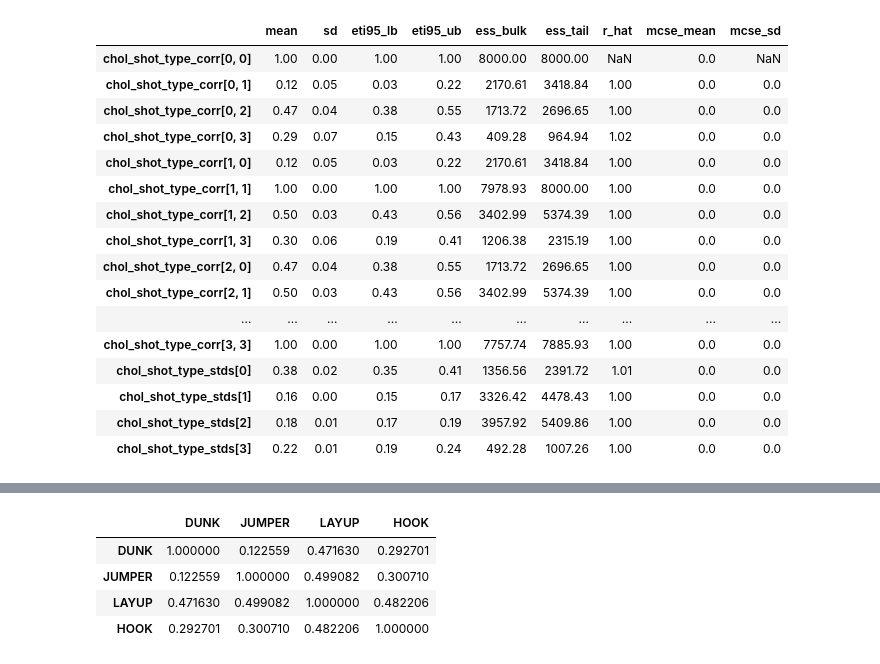
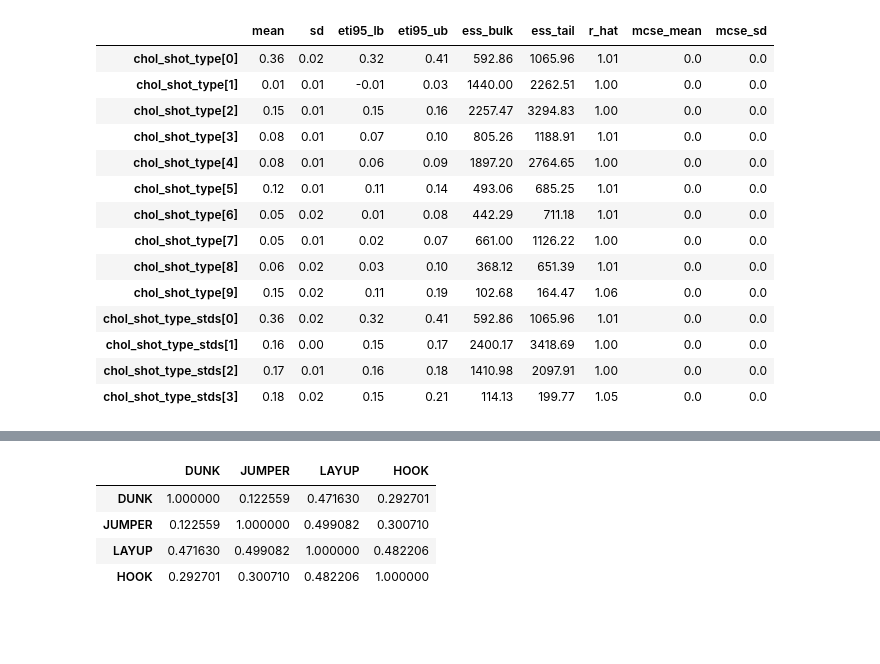
Before and after one commit to remmertjack/portfolio, a Jupyter notebook: bball_shotprobs/v2/skill_model.ipynb, the cells around one changed output, grey strips where cells are left out. Drawn from its saved outputs; the diff is of its cells as text; code cells hidden in the pictures; blank space fills up the shorter version.

Commit message:
revamp skill

```diff
--- a/bball_shotprobs/v2/skill_model.ipynb
+++ b/bball_shotprobs/v2/skill_model.ipynb
@@ -183,42 +204,53 @@ coords = {
     }
 n_shot_types = len(shot_type_lookup.keys())
 n_seasons = len(coords["season"])
+n_players = len(coords["player"])
+t_idx = pt.arange(n_seasons)
+lag = t_idx[:, None] - t_idx[None, :]
+mask = (lag >= 0)
 
 with pm.Model(coords=coords) as model:
     shots_made = pm.Data("shots_made", target, dims=("obs_id",))
     offset_data = pm.Data("offset_data", offset_vals, dims=("obs_id",))
     attempts_data = pm.Data("attempts_data", attempts_vals, dims=("obs_id",))
+    age_data = pm.Data("age_data", age_vals, dims=("obs_id",))
     player_idx = pm.Data("player_idx", player_idx_vals, dims=("obs_id",))
     season_idx = pm.Data("season_idx", season_idx_vals, dims=("obs_id",))
     shot_type_idx = pm.Data("shot_type_idx", shot_type_idx_vals, dims=("obs_id",))
 
     # baseline
-    offset_weight = pm.Normal("offset_weight", mu=0.2, sigma=0.2, dims=("shot_type",))
+    offset_weight = pm.Normal("offset_weight", mu=0, sigma=0.25, dims=("shot_type",))
     shot_type_intercept = pm.Normal("shot_type_intercept", mu=0, sigma=1, dims=("shot_type",))
+
     # career skill
-    player_st_dev = pm.HalfNormal("player_st_dev", 0.5, dims=("shot_type",))
+    player_st_dev = pm.HalfNormal("player_st_dev", 0.25, dims=("shot_type",))
     z_mu = pm.Normal("z_mu", mu=0, sigma=1, dims=("shot_type", "player"))
     mu = pm.Deterministic("mu", z_mu.T * player_st_dev[None, :], dims=("player", "shot_type"))
-    # seasonal component
-    sigma_dev = pm.Exponential("sigma_dev", 1.0, dims="shot_type") # season deviation
-    delta_raw = pm.ZeroSumNormal(
-        "delta_raw",
-        sigma=1.0,
-        dims=("player", "shot_type", "season"),
-        n_zerosum_axes=1
-    )
+
+    # season deviation ar(1)
+    phi_raw = pm.Normal("phi_raw", mu=0, sigma=0.5, dims="shot_type")
+    phi = pm.Deterministic("phi", pm.math.tanh(phi_raw), dims="shot_type")
+    sigma_dev = pm.HalfNormal("sigma_dev", 0.25, dims="shot_type")
+    eps = pm.Normal("eps", 0, 1, dims=("player", "shot_type", "season"))
+    phi_pow = pt.power(phi[:, None, None], pt.maximum(lag[None, :, :], 0))
+    W = phi_pow * mask[None, :, :]
     delta = pm.Deterministic(
         "delta",
-        delta_raw * sigma_dev[None, :, None],
-        dims=("player", "shot_type", "season")
+        pt.einsum("psk,stk->pst", eps, W) * sigma_dev[None, :, None],
+        dims=("player", "shot_type", "season"),
     )
-    skill_grid = mu[:, :, None] + delta
-    skill_obs = skill_grid[player_idx, shot_type_idx, season_idx]
+    skill_obs = mu[player_idx, shot_type_idx] + delta[player_idx, shot_type_idx, season_idx]
+    # aging curve
+    age_lin = pm.Normal("age_lin", mu=0, sigma=0.1, dims="shot_type")
+    age_quad = pm.Normal("age_quad", mu=0, sigma=0.1, dims="shot_type")
+    age_effect = age_lin[shot_type_idx] * age_data + age_quad[shot_type_idx] * age_data**2
+
 
     theta = (
         offset_weight[shot_type_idx] * offset_data
         + shot_type_intercept[shot_type_idx]
         + skill_obs
+        + age_effect
     )
     pm.Binomial("obs", n=attempts_data, p=pm.math.sigmoid(theta), observed=shots_made)
 # %%
@@ -292,4 +596,4 @@ with pm.Model(coords=coords) as model_mvn:
     pm.Binomial("obs", n=attempts_data, p=pm.math.sigmoid(theta), observed=shots_made)
 # %%
-trace_mvn = sample(model_mvn, tune=3000, draws=2000, target_accept=0.99, dense_mass=True, path='trace_mvn.nc')
+trace_mvn = sample(model_mvn, tune=3000, draws=2000, target_accept=0.95, dense_mass=True, path='trace_mvn.nc')
 # %% [output]
@@ -317,20 +623,18 @@ azs.summary(trace_mvn, var_names=["offset_weight", "shot_type_intercept", "chol_
 # %%
-az.summary(trace_mvn, var_names=["chol_shot_type_corr","chol_shot_type_stds"], ci_prob=0.95, round_to=2)
+az.summary(trace_mvn, var_names=["chol_shot_type","chol_shot_type_stds"], ci_prob=0.95, round_to=2)
 # %% [output]
 |  | mean | sd | eti95_lb | eti95_ub | ess_bulk | ess_tail | r_hat | mcse_mean | mcse_sd |
-| chol_shot_type_corr[0, 0] | 1.00 | 0.00 | 1.00 | 1.00 | 8000.00 | 8000.00 | NaN | 0.0 | NaN |
-| chol_shot_type_corr[0, 1] | 0.12 | 0.05 | 0.03 | 0.22 | 2170.61 | 3418.84 | 1.00 | 0.0 | 0.0 |
-| chol_shot_type_corr[0, 2] | 0.47 | 0.04 | 0.38 | 0.55 | 1713.72 | 2696.65 | 1.00 | 0.0 | 0.0 |
-| chol_shot_type_corr[0, 3] | 0.29 | 0.07 | 0.15 | 0.43 | 409.28 | 964.94 | 1.02 | 0.0 | 0.0 |
-| chol_shot_type_corr[1, 0] | 0.12 | 0.05 | 0.03 | 0.22 | 2170.61 | 3418.84 | 1.00 | 0.0 | 0.0 |
-| chol_shot_type_corr[1, 1] | 1.00 | 0.00 | 1.00 | 1.00 | 7978.93 | 8000.00 | 1.00 | 0.0 | 0.0 |
-| chol_shot_type_corr[1, 2] | 0.50 | 0.03 | 0.43 | 0.56 | 3402.99 | 5374.39 | 1.00 | 0.0 | 0.0 |
-| chol_shot_type_corr[1, 3] | 0.30 | 0.06 | 0.19 | 0.41 | 1206.38 | 2315.19 | 1.00 | 0.0 | 0.0 |
-| chol_shot_type_corr[2, 0] | 0.47 | 0.04 | 0.38 | 0.55 | 1713.72 | 2696.65 | 1.00 | 0.0 | 0.0 |
-| chol_shot_type_corr[2, 1] | 0.50 | 0.03 | 0.43 | 0.56 | 3402.99 | 5374.39 | 1.00 | 0.0 | 0.0 |
-| ... | ... | ... | ... | ... | ... | ... | ... | ... | ... |
-| chol_shot_type_corr[3, 3] | 1.00 | 0.00 | 1.00 | 1.00 | 7757.74 | 7885.93 | 1.00 | 0.0 | 0.0 |
-| chol_shot_type_stds[0] | 0.38 | 0.02 | 0.35 | 0.41 | 1356.56 | 2391.72 | 1.01 | 0.0 | 0.0 |
-| chol_shot_type_stds[1] | 0.16 | 0.00 | 0.15 | 0.17 | 3326.42 | 4478.43 | 1.00 | 0.0 | 0.0 |
-| chol_shot_type_stds[2] | 0.18 | 0.01 | 0.17 | 0.19 | 3957.92 | 5409.86 | 1.00 | 0.0 | 0.0 |
-| chol_shot_type_stds[3] | 0.22 | 0.01 | 0.19 | 0.24 | 492.28 | 1007.26 | 1.00 | 0.0 | 0.0 |
+| chol_shot_type[0] | 0.36 | 0.02 | 0.32 | 0.41 | 592.86 | 1065.96 | 1.01 | 0.0 | 0.0 |
+| chol_shot_type[1] | 0.01 | 0.01 | -0.01 | 0.03 | 1440.00 | 2262.51 | 1.00 | 0.0 | 0.0 |
+| chol_shot_type[2] | 0.15 | 0.01 | 0.15 | 0.16 | 2257.47 | 3294.83 | 1.00 | 0.0 | 0.0 |
+| chol_shot_type[3] | 0.08 | 0.01 | 0.07 | 0.10 | 805.26 | 1188.91 | 1.01 | 0.0 | 0.0 |
+| chol_shot_type[4] | 0.08 | 0.01 | 0.06 | 0.09 | 1897.20 | 2764.65 | 1.00 | 0.0 | 0.0 |
+| chol_shot_type[5] | 0.12 | 0.01 | 0.11 | 0.14 | 493.06 | 685.25 | 1.01 | 0.0 | 0.0 |
+| chol_shot_type[6] | 0.05 | 0.02 | 0.01 | 0.08 | 442.29 | 711.18 | 1.01 | 0.0 | 0.0 |
+| chol_shot_type[7] | 0.05 | 0.01 | 0.02 | 0.07 | 661.00 | 1126.22 | 1.00 | 0.0 | 0.0 |
+| chol_shot_type[8] | 0.06 | 0.02 | 0.03 | 0.10 | 368.12 | 651.39 | 1.01 | 0.0 | 0.0 |
+| chol_shot_type[9] | 0.15 | 0.02 | 0.11 | 0.19 | 102.68 | 164.47 | 1.06 | 0.0 | 0.0 |
+| chol_shot_type_stds[0] | 0.36 | 0.02 | 0.32 | 0.41 | 592.86 | 1065.96 | 1.01 | 0.0 | 0.0 |
+| chol_shot_type_stds[1] | 0.16 | 0.00 | 0.15 | 0.17 | 2400.17 | 3418.69 | 1.00 | 0.0 | 0.0 |
+| chol_shot_type_stds[2] | 0.17 | 0.01 | 0.16 | 0.18 | 1410.98 | 2097.91 | 1.00 | 0.0 | 0.0 |
+| chol_shot_type_stds[3] | 0.18 | 0.02 | 0.15 | 0.21 | 114.13 | 199.77 | 1.05 | 0.0 | 0.0 |
```
Also changed, not shown: parts of 22 cells of this notebook, 1 other file.
